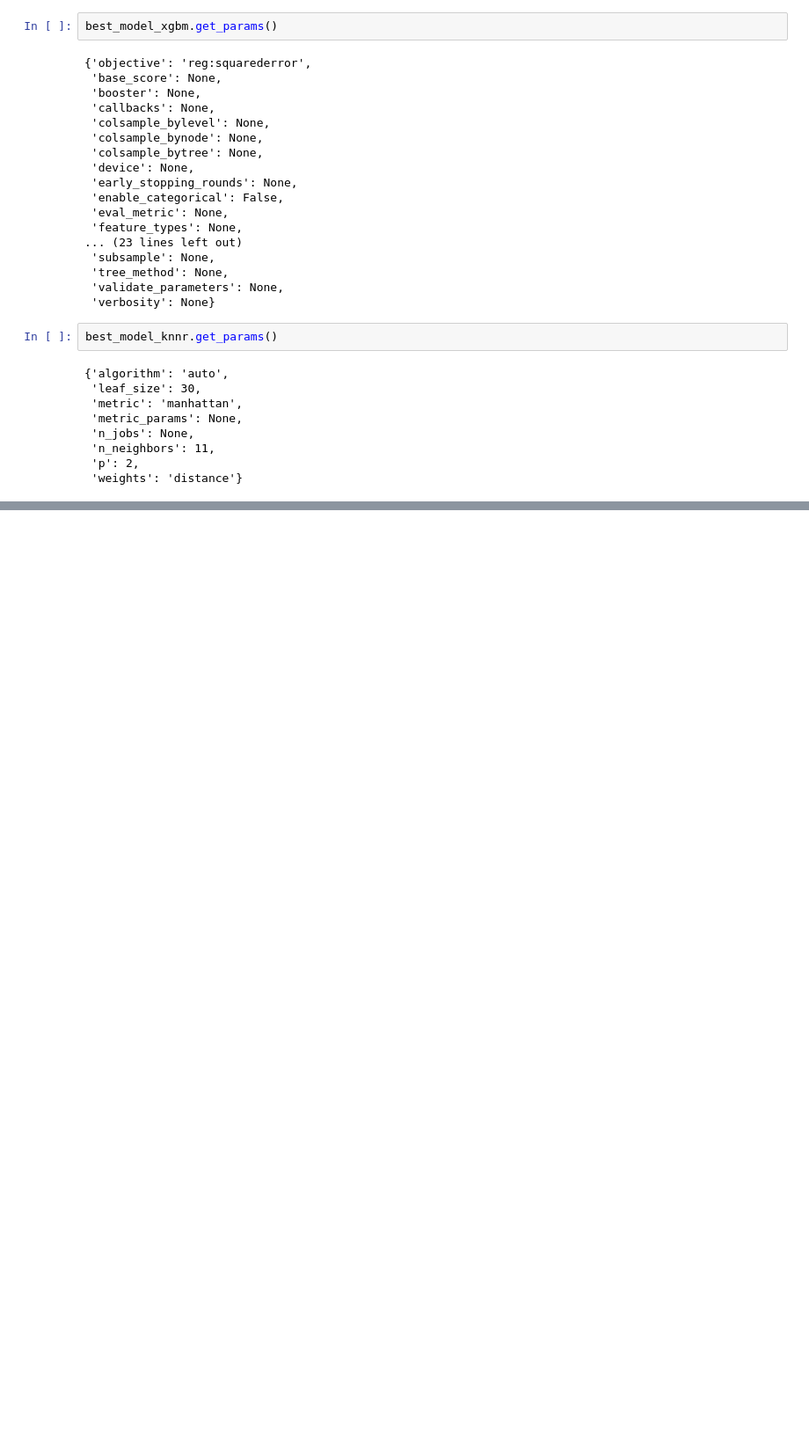
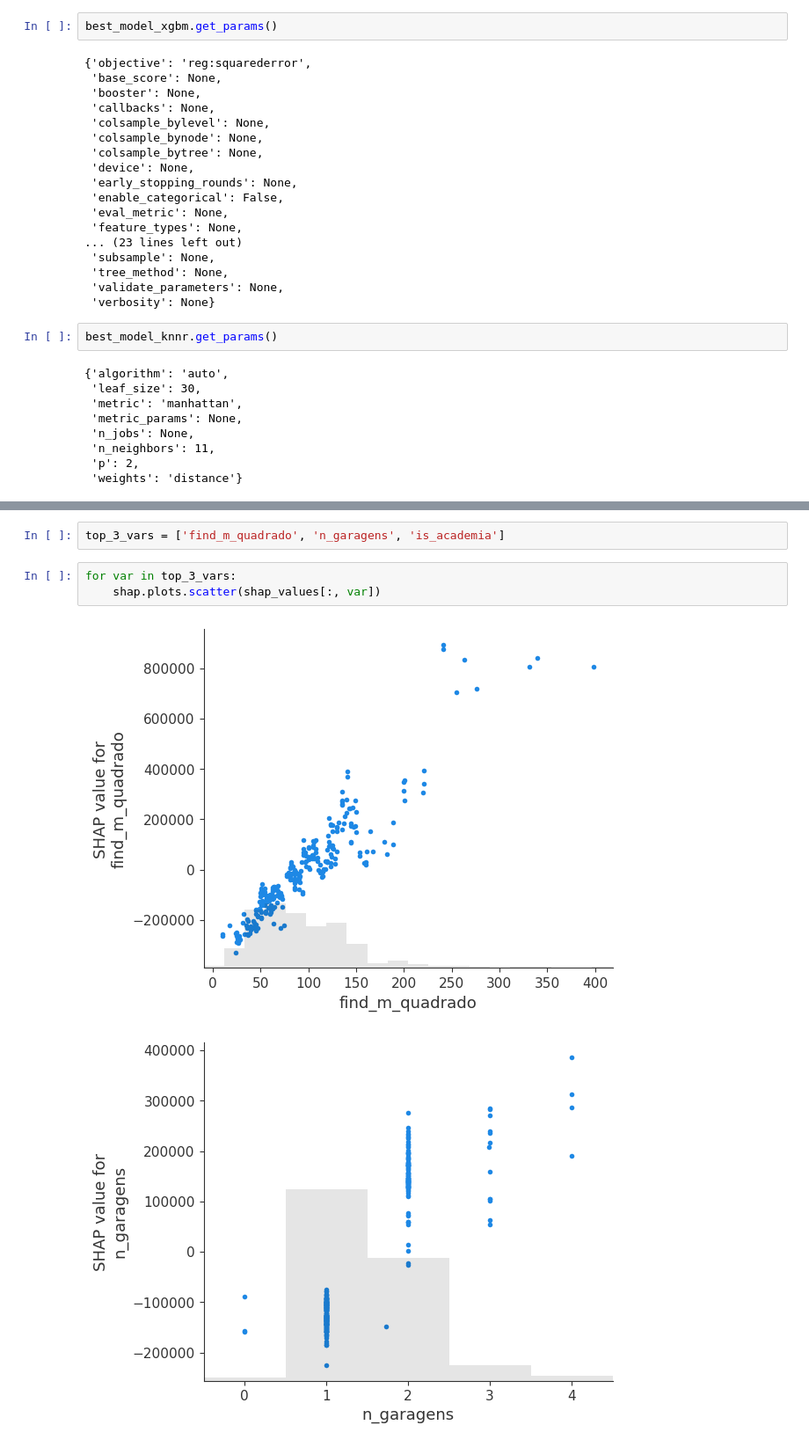
Before and after one commit to DaviMPaiva/scraping, a Jupyter notebook: notebook_analysis/projeto2.ipynb, the cells around one changed output, grey strips where cells are left out. Shown at 88% size. Drawn from its saved outputs; the diff is of its cells as text; blank space fills up the shorter version.

```diff
--- a/notebook_analysis/projeto2.ipynb
+++ b/notebook_analysis/projeto2.ipynb
@@ -502,0 +517,8 @@ dados
+# %%
+top_3_vars = ['find_m_quadrado', 'n_garagens', 'is_academia']
+# %%
+for var in top_3_vars:
+    shap.plots.scatter(shap_values[:, var])
+# %% [output]
+[figure, added]
+[figure, added]
```
Also changed, not shown: parts of 16 cells of this notebook.
